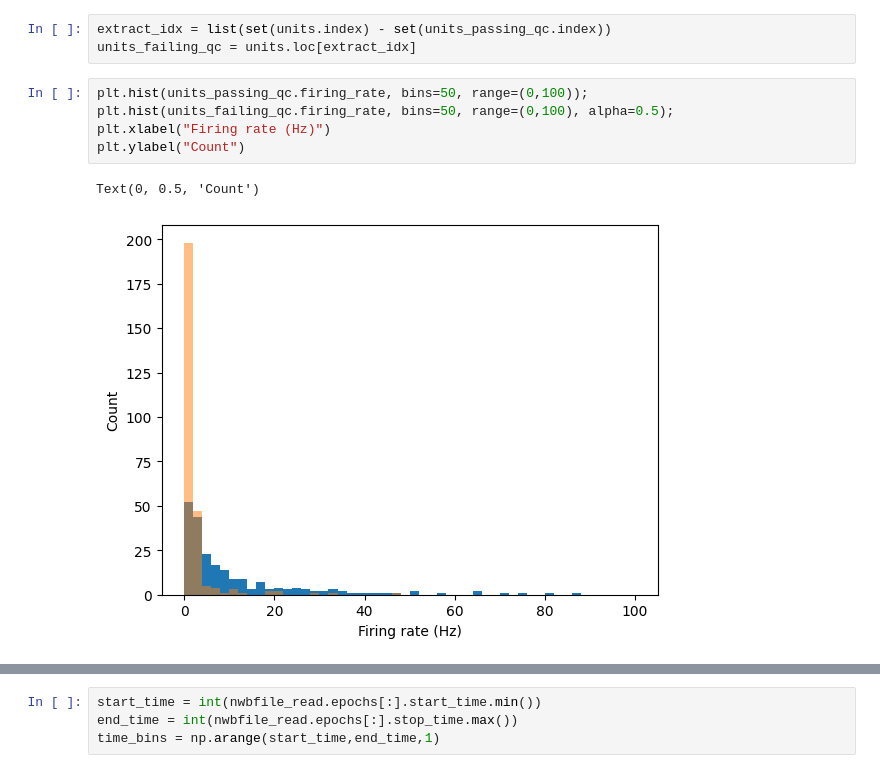
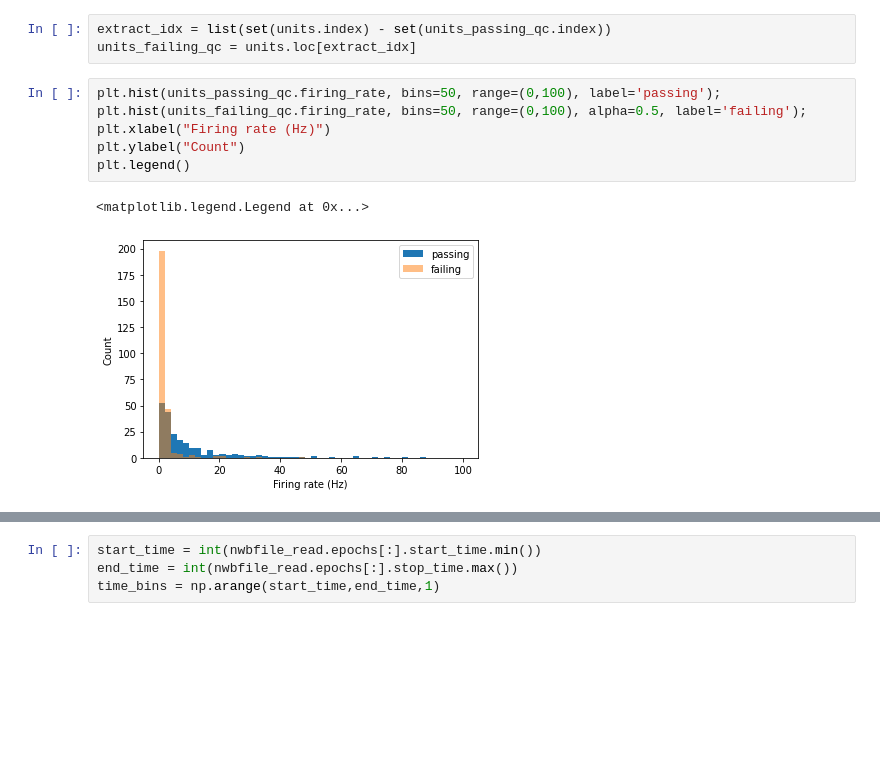
Before and after one commit to AllenNeuralDynamics/aind-uw-cnc-workshop, a Jupyter notebook: code/optotagging.ipynb, the cells around one changed output, grey strips where cells are left out. Drawn from its saved outputs; the diff is of its cells as text; blank space fills up the shorter version.

```diff
--- a/code/optotagging.ipynb
+++ b/code/optotagging.ipynb
@@ -152,11 +158,12 @@ Units passing QC: 219
 extract_idx = list(set(units.index) - set(units_passing_qc.index))
 units_failing_qc = units.loc[extract_idx]
 # %%
-plt.hist(units_passing_qc.firing_rate, bins=50, range=(0,100));
-plt.hist(units_failing_qc.firing_rate, bins=50, range=(0,100), alpha=0.5);
+plt.hist(units_passing_qc.firing_rate, bins=50, range=(0,100), label='passing');
+plt.hist(units_failing_qc.firing_rate, bins=50, range=(0,100), alpha=0.5, label='failing');
 plt.xlabel("Firing rate (Hz)")
 plt.ylabel("Count")
+plt.legend()
 # %% [output]
-Text(0, 0.5, 'Count')
+<matplotlib.legend.Legend at 0x...>
-[figure, old version]
+[figure, new version]
 # %%
```
Also changed, not shown: parts of 12 cells of this notebook, 3 other files.
